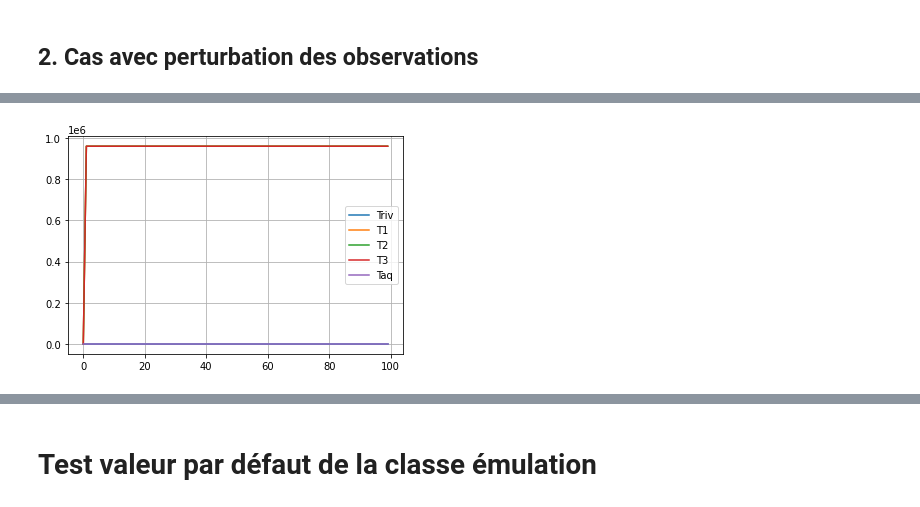
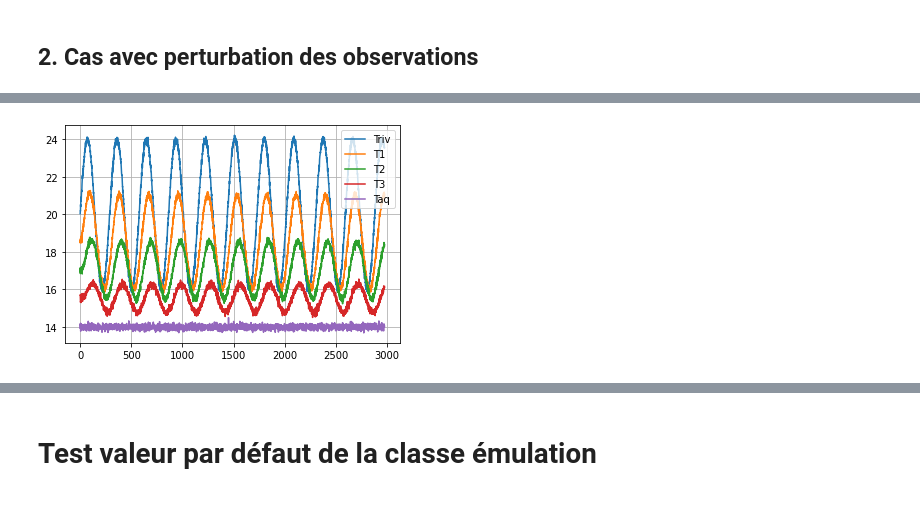
Before and after one commit to ameliemelorene/pyheatmy2022, a Jupyter notebook: demo_gen_test.ipynb, the cells around one changed output, grey strips where cells are left out. Drawn from its saved outputs; the diff is of its cells as text; code cells hidden in the pictures.

```diff
--- a/demo_gen_test.ipynb
+++ b/demo_gen_test.ipynb
@@ -133,8 +134,8 @@ array([287.15      , 287.19006348, 287.19009399, ..., 287.20507812,
 # %%
 # les sorties des différents capteurs après passage dans le modèle direct
-nt = 3000
+nt = 14000
 nini = 0
-nfin =3000
+nfin = nt
 plt.plot(emu_observ_test_user1._T_riv[nini:nfin], label="Triv")
 n_sens = len(emu_observ_test_user1._T_Shaft[0])
 for i in range(n_sens-1):
@@ -174,6 +173,6 @@ plt.imshow(col._temps[:,:3000], aspect='auto')
 # %%
 nt = len(col._temps[0,:])
-for i in range(1000):
+for i in range(1500):
     plt.plot(col._temps[:,i]-K_offset, -col._z_solve)
 plt.ylabel("depth")
 plt.xlabel("T (°C)")
@@ -243,18 +242,22 @@ t_fin = (2011, 8, 31, 23, 59, 59)
 dt = 15*60 # pas de temps en (s)
 
 T_riv_amp = 4
-T_riv_offset = 16
+T_riv_offset = 20
 P_T_riv = 72*4*dt
 
 T_aq_amp = 0
 T_aq_offset = 14
 P_T_aq = 9999 # à mettre dans le init
 
-dH_amp = 0.1
-dH_offset = 0
-P_dh = 14*24*4*dt
+dH_amp = 0
+dH_offset = 1
+P_dh = -9999 #14*24*4*dt
+
+depth_sensors = [.1, .2, .3, .4]
 # %%
 time_series_dict_user2 = {
+    "offset" : 0,
+    "depth_sensors":depth_sensors,
 	"param_time_dates": [t_debut, t_fin, dt],
     "param_dH_signal": [dH_amp, P_dh, dH_offset], #En vrai y aura une 4e valeur ici mais ca prendra en charge pareil
 	"param_T_riv_signal": [T_riv_amp, P_T_riv, T_riv_offset],
@@ -262,5 +265,3 @@ time_series_dict_user2 = {
     "sigma_meas_P": 0.05,
     "sigma_meas_T": 0.1, #float
 }
-
-emu_observ_test_user2 = Time_series.from_dict(time_series_dict_user2)
@@ -323,12 +310,12 @@ array([[1.39212405e+01, 1.40703439e+01, 1.40708034e+01, 1.40333683e+01],
 # %%
 # les sorties des différents capteurs après passage dans le modèle direct
-nt = 100
-plt.plot(emu_observ_test_user2._T_riv[:nt], label="Triv")
-n_sens = len(emu_observ_test_user2._T_Shaft[0])
+nt = 3000
+plt.plot(emu_observ_test_user2._T_riv_perturb[:nt], label="Triv")
+n_sens = len(emu_observ_test_user2._T_Shaft_perturb[0])
 for i in range(n_sens-1):
-    plt.plot(emu_observ_test_user2._T_Shaft[:nt,i], label="T{}".format(i+1))
-plt.plot(emu_observ_test_user2._T_Shaft[:nt,n_sens-1], label="Taq")
+    plt.plot(emu_observ_test_user2._T_Shaft_perturb[:nt,i], label="T{}".format(i+1))
+plt.plot(emu_observ_test_user2._T_Shaft_perturb[:nt,n_sens-1], label="Taq")
 plt.legend()
 plt.grid()
 # %% [output]
-[figure, old version]
+[figure, new version]
```
Also changed, not shown: parts of 35 cells of this notebook, 2 other files.
